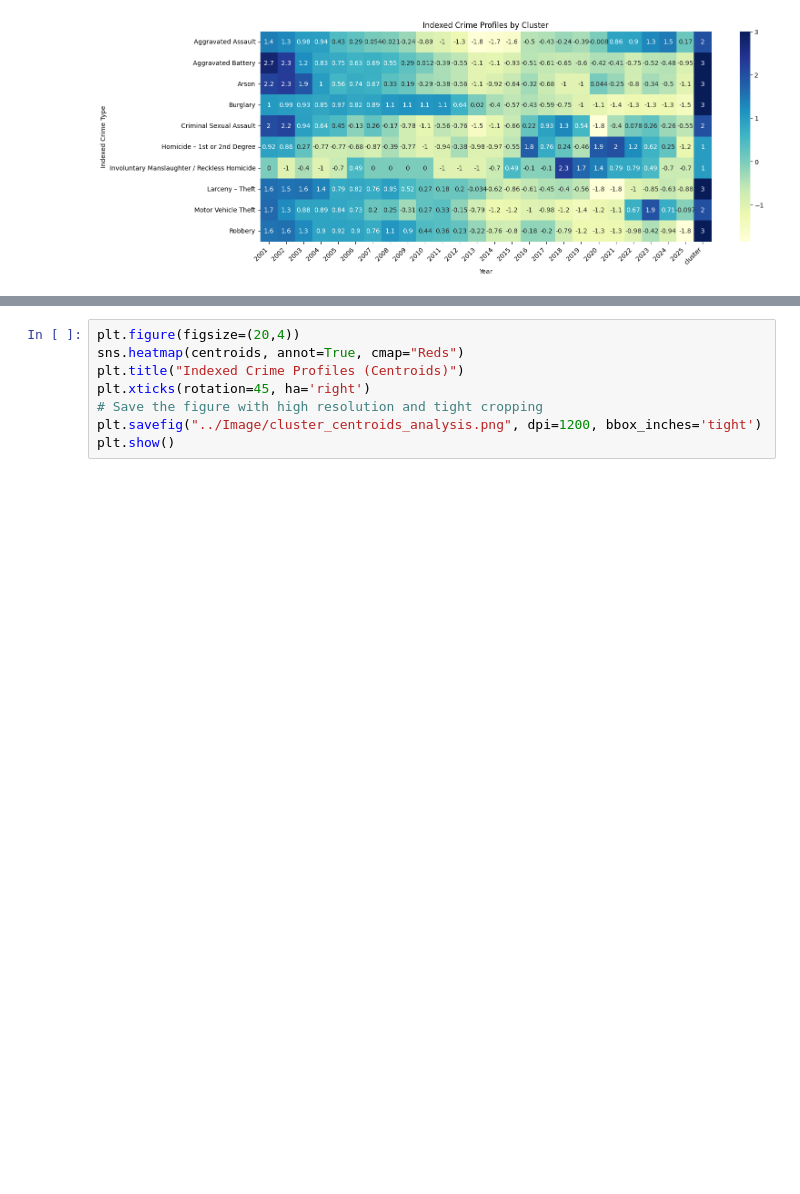
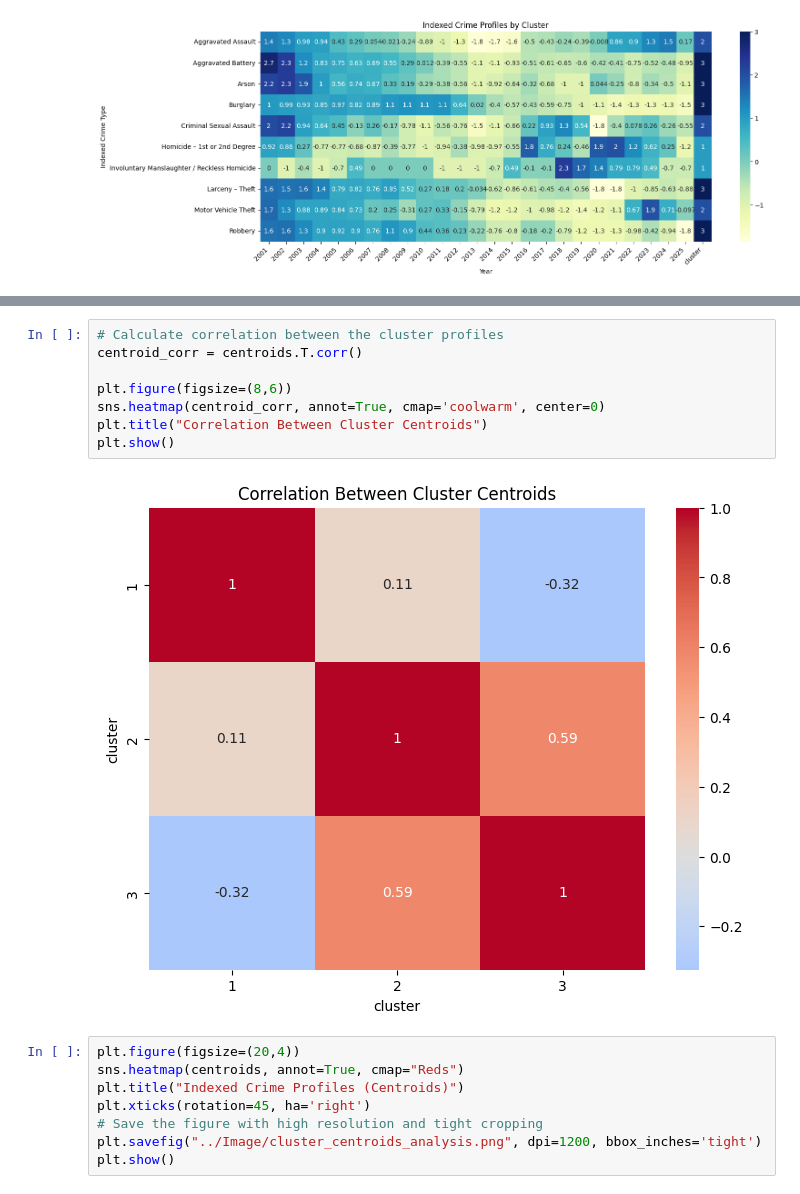
Before and after one commit to SirErikPak/ChicagoCrime, a Jupyter notebook: Notebook/ChicagoCrimeExploratoryClusterAnalysis.ipynb, the cells around one changed output, grey strips where cells are left out. Drawn from its saved outputs; the diff is of its cells as text; blank space fills up the shorter version.

```diff
--- a/Notebook/ChicagoCrimeExploratoryClusterAnalysis.ipynb
+++ b/Notebook/ChicagoCrimeExploratoryClusterAnalysis.ipynb
@@ -498,6 +498,16 @@ centroids
 | 1 | 0.461914 | -0.070002 | -0.065191 | -0.881405 | -0.732612 | -0.095615 | -0.437321 | -0.194737 | -0.387131 | -0.520971 | -0.969238 | ... |
 | 2 | 1.711496 | 1.580527 | 0.933563 | 0.824395 | 0.571659 | 0.295278 | 0.171892 | 0.020007 | -0.446071 | -0.574466 | -0.409649 | ... |
 | 3 | 1.818860 | 1.729699 | 1.370233 | 0.990001 | 0.799292 | 0.782368 | 0.752614 | 0.795896 | 0.603733 | 0.303989 | 0.175827 | ... |
+# %%
+# Calculate correlation between the cluster profiles
+centroid_corr = centroids.T.corr()
+
+plt.figure(figsize=(8,6))
+sns.heatmap(centroid_corr, annot=True, cmap='coolwarm', center=0)
+plt.title("Correlation Between Cluster Centroids")
+plt.show()
+# %% [output]
+[figure, added]
 # %%
 plt.figure(figsize=(20,4))
 sns.heatmap(centroids, annot=True, cmap="Reds")
```
